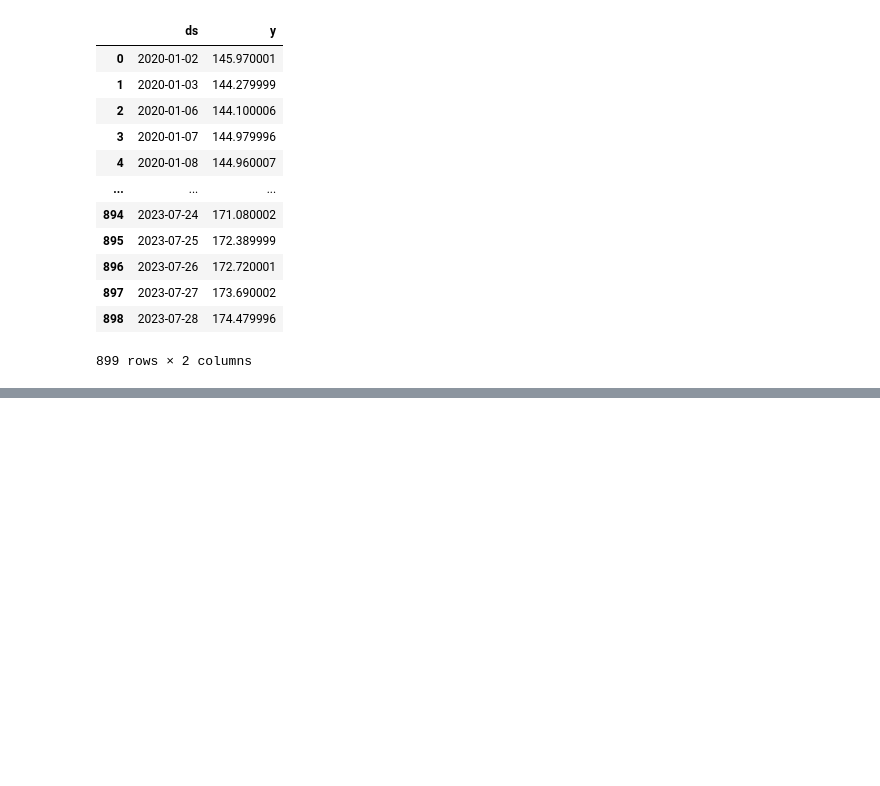
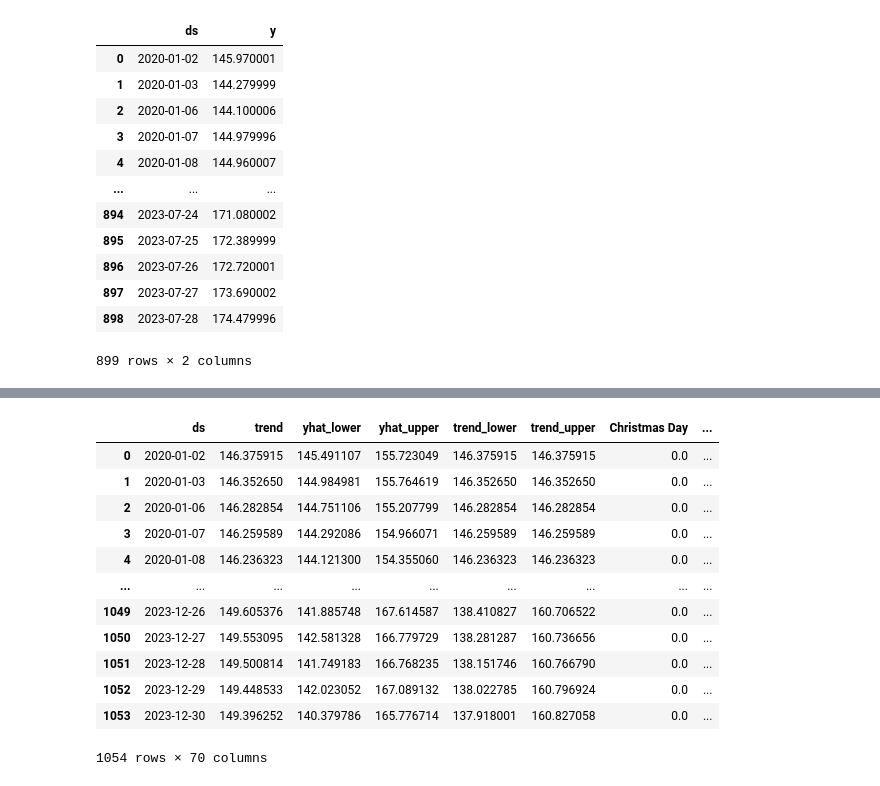
Before and after one commit to felipevr/TreinamentoPython, a Jupyter notebook: imersao24/aula5.ipynb, the cells around one changed output, grey strips where cells are left out. Saved outputs shown, nothing was run; the diff lists cells and outputs as text; code cells hidden in the pictures; blank space fills up the shorter version.

```diff
--- a/imersao24/aula5.ipynb
+++ b/imersao24/aula5.ipynb
@@ -59 +59,19 @@ modelo.fit(dados_prophet_treino)
 <prophet.forecaster.Prophet at 0x...>
+# %%
+futuro = modelo.make_future_dataframe(periods=155)
+previsao = modelo.predict(futuro)
+previsao
+# %% [output]
+|  | ds | trend | yhat_lower | yhat_upper | trend_lower | trend_upper | Christmas Day | ... |
+| 0 | 2020-01-02 | 146.375915 | 145.491107 | 155.723049 | 146.375915 | 146.375915 | 0.0 | ... |
+| 1 | 2020-01-03 | 146.352650 | 144.984981 | 155.764619 | 146.352650 | 146.352650 | 0.0 | ... |
+| 2 | 2020-01-06 | 146.282854 | 144.751106 | 155.207799 | 146.282854 | 146.282854 | 0.0 | ... |
+| 3 | 2020-01-07 | 146.259589 | 144.292086 | 154.966071 | 146.259589 | 146.259589 | 0.0 | ... |
+| 4 | 2020-01-08 | 146.236323 | 144.121300 | 154.355060 | 146.236323 | 146.236323 | 0.0 | ... |
+| ... | ... | ... | ... | ... | ... | ... | ... | ... |
+| 1049 | 2023-12-26 | 149.605376 | 141.885748 | 167.614587 | 138.410827 | 160.706522 | 0.0 | ... |
+| 1050 | 2023-12-27 | 149.553095 | 142.581328 | 166.779729 | 138.281287 | 160.736656 | 0.0 | ... |
+| 1051 | 2023-12-28 | 149.500814 | 141.749183 | 166.768235 | 138.151746 | 160.766790 | 0.0 | ... |
+| 1052 | 2023-12-29 | 149.448533 | 142.023052 | 167.089132 | 138.022785 | 160.796924 | 0.0 | ... |
+| 1053 | 2023-12-30 | 149.396252 | 140.379786 | 165.776714 | 137.918001 | 160.827058 | 0.0 | ... |
+1054 rows × 70 columns
```
Also changed, not shown: parts of 2 cells of this notebook.
